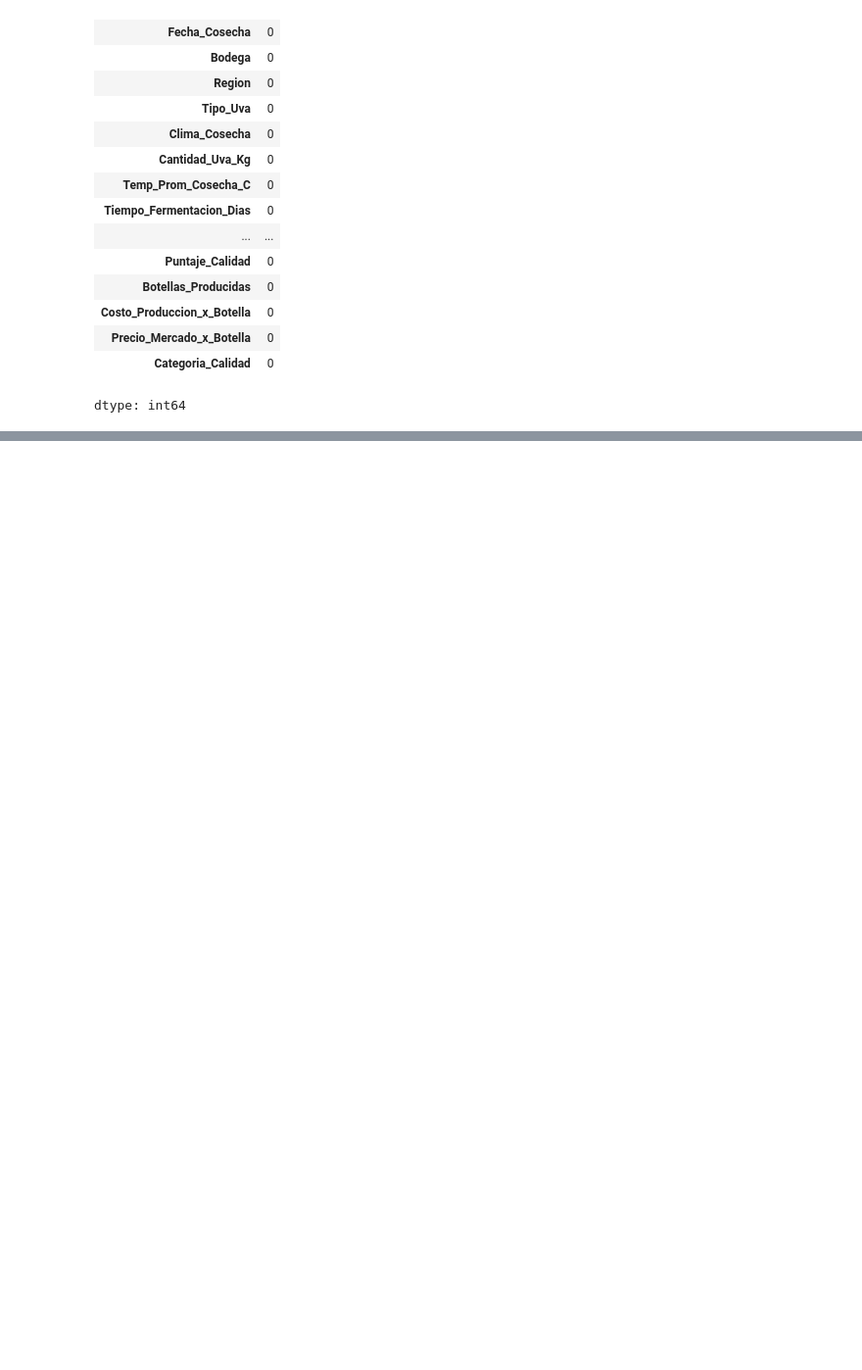
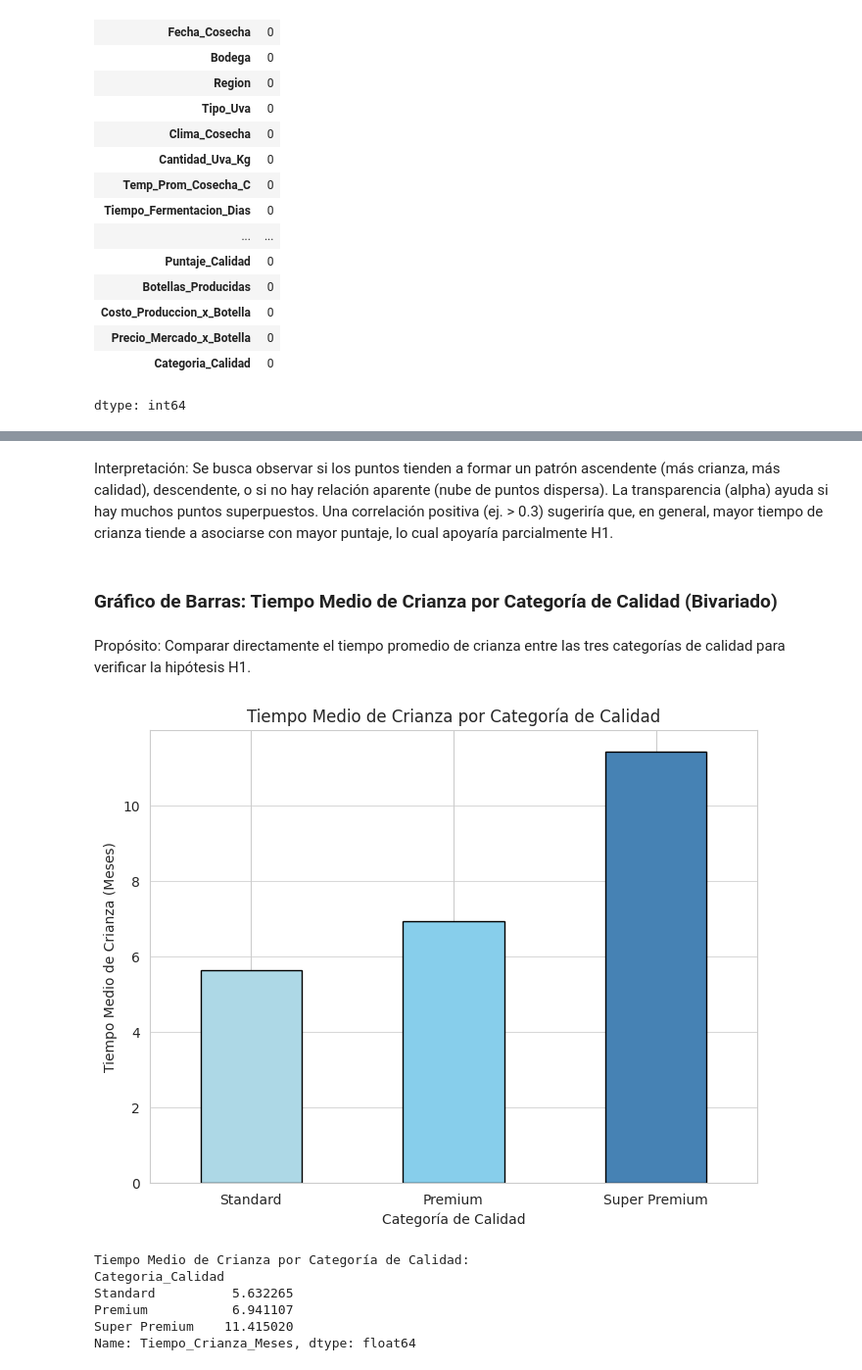
Before and after one commit to juancruzalbornoz/ProyectoDS, a Jupyter notebook: ProyectoDSParteIAlbornozJuanCruz.ipynb, the cells around one changed output, grey strips where cells are left out. Shown at 98% size. Saved outputs shown, nothing was run; the diff lists cells and outputs as text; code cells hidden in the pictures; blank space fills up the shorter version.

```diff
--- a/ProyectoDSParteIAlbornozJuanCruz.ipynb
+++ b/ProyectoDSParteIAlbornozJuanCruz.ipynb
@@ -398,0 +512,29 @@ dtype: int64
+# %% [markdown]
+Interpretación: Se busca observar si los puntos tienden a formar un patrón ascendente (más crianza, más calidad), descendente, o si no hay relación aparente (nube de puntos dispersa). La transparencia (alpha) ayuda si hay muchos puntos superpuestos. Una correlación positiva (ej. > 0.3) sugeriría que, en general, mayor tiempo de crianza tiende a asociarse con mayor puntaje, lo cual apoyaría parcialmente H1.
+# %% [markdown]
+### Gráfico de Barras: Tiempo Medio de Crianza por Categoría de Calidad (Bivariado)
+# %% [markdown]
+Propósito: Comparar directamente el tiempo promedio de crianza entre las tres categorías de calidad para verificar la hipótesis H1.
+# %%
+mean_aging_by_category = df_imputado_moda.groupby('Categoria_Calidad')['Tiempo_Crianza_Meses'].mean()
+
+plt.figure(figsize=(8, 6))
+mean_aging_by_category.plot(kind='bar', color=['#add8e6', '#87ceeb', '#4682b4'], edgecolor='black') # Light to darker blue
+plt.title('Tiempo Medio de Crianza por Categoría de Calidad')
+plt.xlabel('Categoría de Calidad')
+plt.ylabel('Tiempo Medio de Crianza (Meses)')
+plt.xticks(rotation=0)
+plt.grid(axis='y', alpha=0.75)
+plt.show()
+
+# Resumen Numérico (ya calculado para el plot)
+print("\nTiempo Medio de Crianza por Categoría de Calidad:")
+print(mean_aging_by_category)
+# %% [output]
+[figure, added]
+Tiempo Medio de Crianza por Categoría de Calidad:
+Categoria_Calidad
+Standard          5.632265
+Premium           6.941107
+Super Premium    11.415020
+Name: Tiempo_Crianza_Meses, dtype: float64
```
Also changed, not shown: parts of 42 cells of this notebook.
